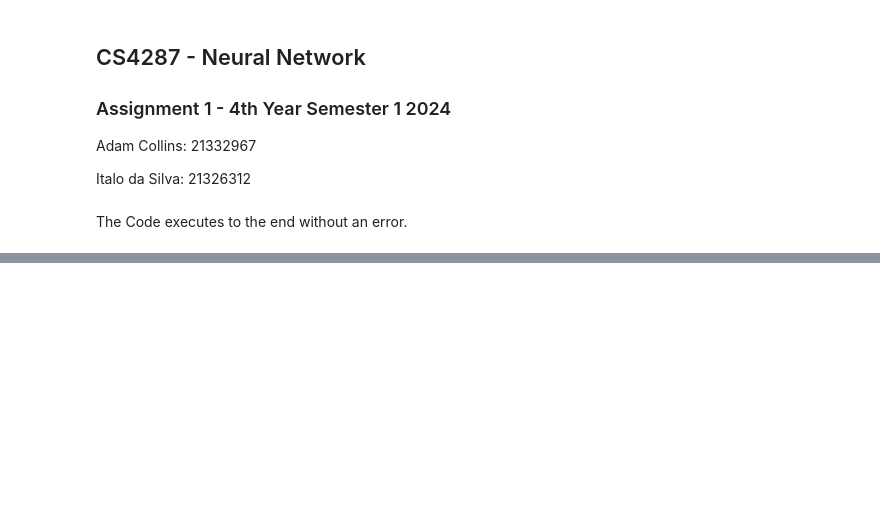
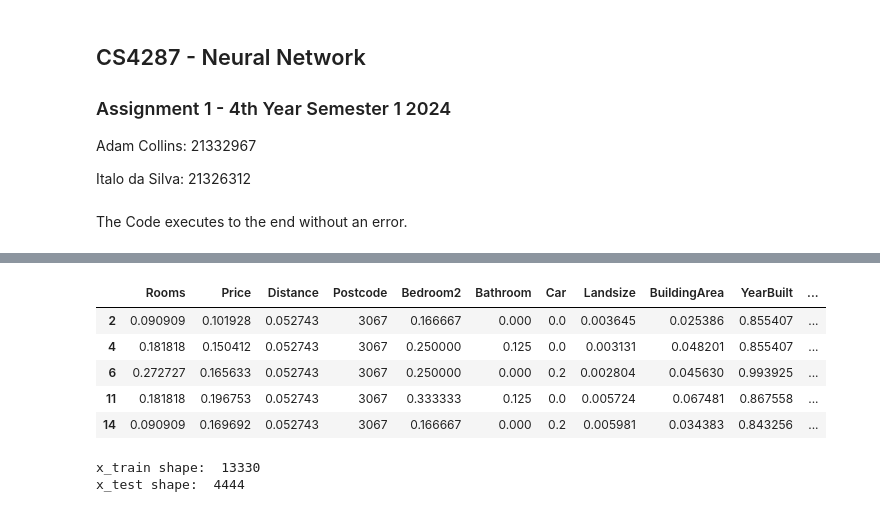
Before and after one commit to italotrt/CS4287-Neural-Computing-Project-1, a Jupyter notebook: CS4287-Prj1-21326312-21332967.ipynb, the cells around one changed output, grey strips where cells are left out. Cells and saved outputs as stored; diff of their text form; code cells hidden in the pictures; blank space fills up the shorter version.

Commit message:
Model attempt

```diff
--- a/CS4287-Prj1-21326312-21332967.ipynb
+++ b/CS4287-Prj1-21326312-21332967.ipynb
@@ -38,0 +63,21 @@ housing_data.head()
+# %%
+# Normalizing the data
+scaler = MinMaxScaler()
+housing_data[['Rooms', 'Price', 'Distance', 'Bedroom2', 'Bathroom', 'Car', 'Landsize', 'BuildingArea', 'YearBuilt', 'Propertycount']] = scaler.fit_transform(housing_data[['Rooms', 'Price', 'Distance', 'Bedroom2', 'Bathroom', 'Car', 'Landsize', 'BuildingArea', 'YearBuilt', 'Propertycount']])
+housing_data.head()
+# %% [output]
+|  | Rooms | Price | Distance | Postcode | Bedroom2 | Bathroom | Car | Landsize | BuildingArea | YearBuilt | ... |
+| 2 | 0.090909 | 0.101928 | 0.052743 | 3067 | 0.166667 | 0.000 | 0.0 | 0.003645 | 0.025386 | 0.855407 | ... |
+| 4 | 0.181818 | 0.150412 | 0.052743 | 3067 | 0.250000 | 0.125 | 0.0 | 0.003131 | 0.048201 | 0.855407 | ... |
+| 6 | 0.272727 | 0.165633 | 0.052743 | 3067 | 0.250000 | 0.000 | 0.2 | 0.002804 | 0.045630 | 0.993925 | ... |
+| 11 | 0.181818 | 0.196753 | 0.052743 | 3067 | 0.333333 | 0.125 | 0.0 | 0.005724 | 0.067481 | 0.867558 | ... |
+| 14 | 0.090909 | 0.169692 | 0.052743 | 3067 | 0.166667 | 0.000 | 0.2 | 0.005981 | 0.034383 | 0.843256 | ... |
+# %%
+# In order to validate and evaluate the model, we are splitting the dataset into two parts, training and testing data
+x_train, x_test, y_train, y_test = train_test_split(housing_data.drop('Price', axis=1), housing_data['Price'], stratify=housing_data['Price'], random_state=0)
+
+print("x_train shape: ", x_train.shape[0])
+print("x_test shape: ", x_test.shape[0])
+# %% [output]
+x_train shape:  13330
+x_test shape:  4444
```
Also changed, not shown: parts of 6 cells of this notebook.
